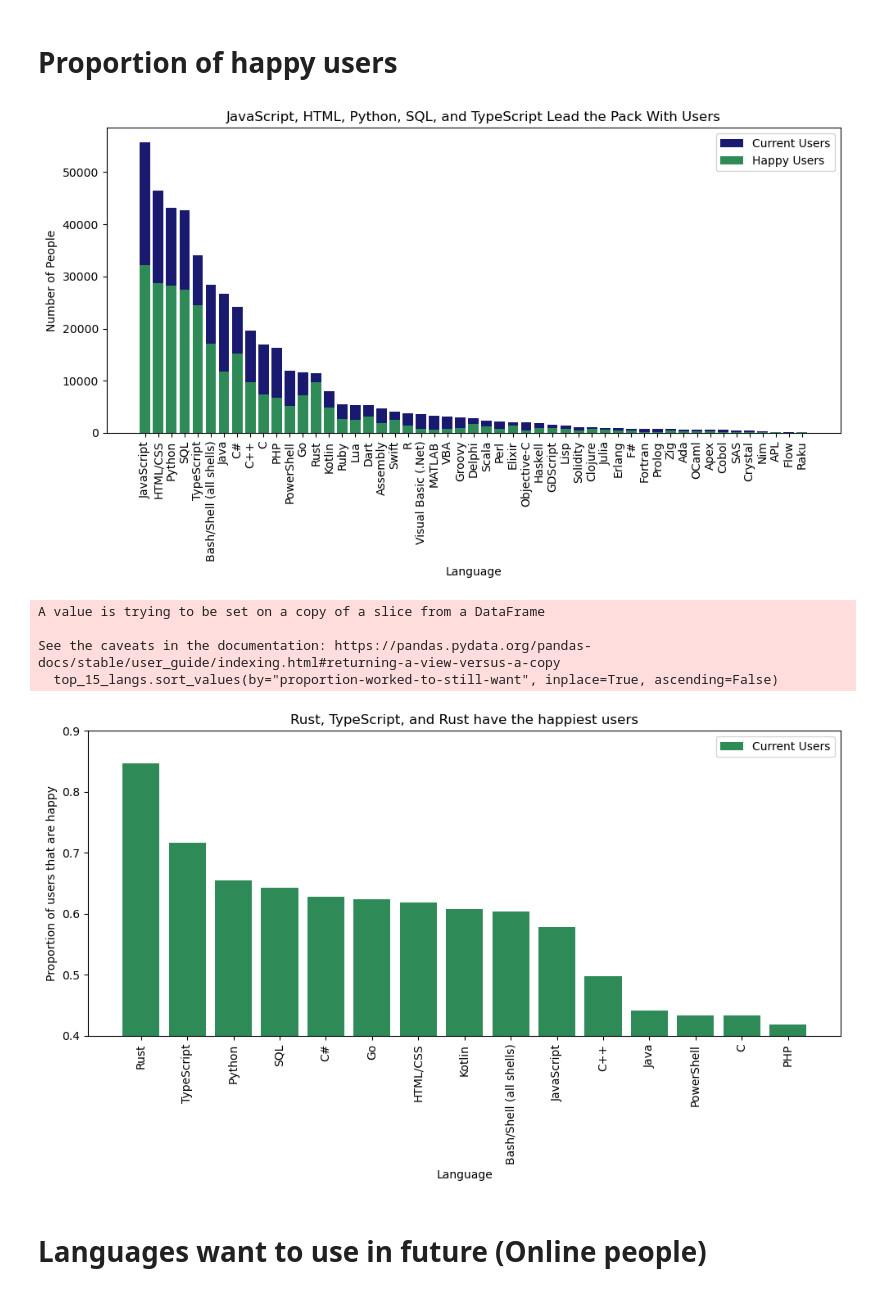
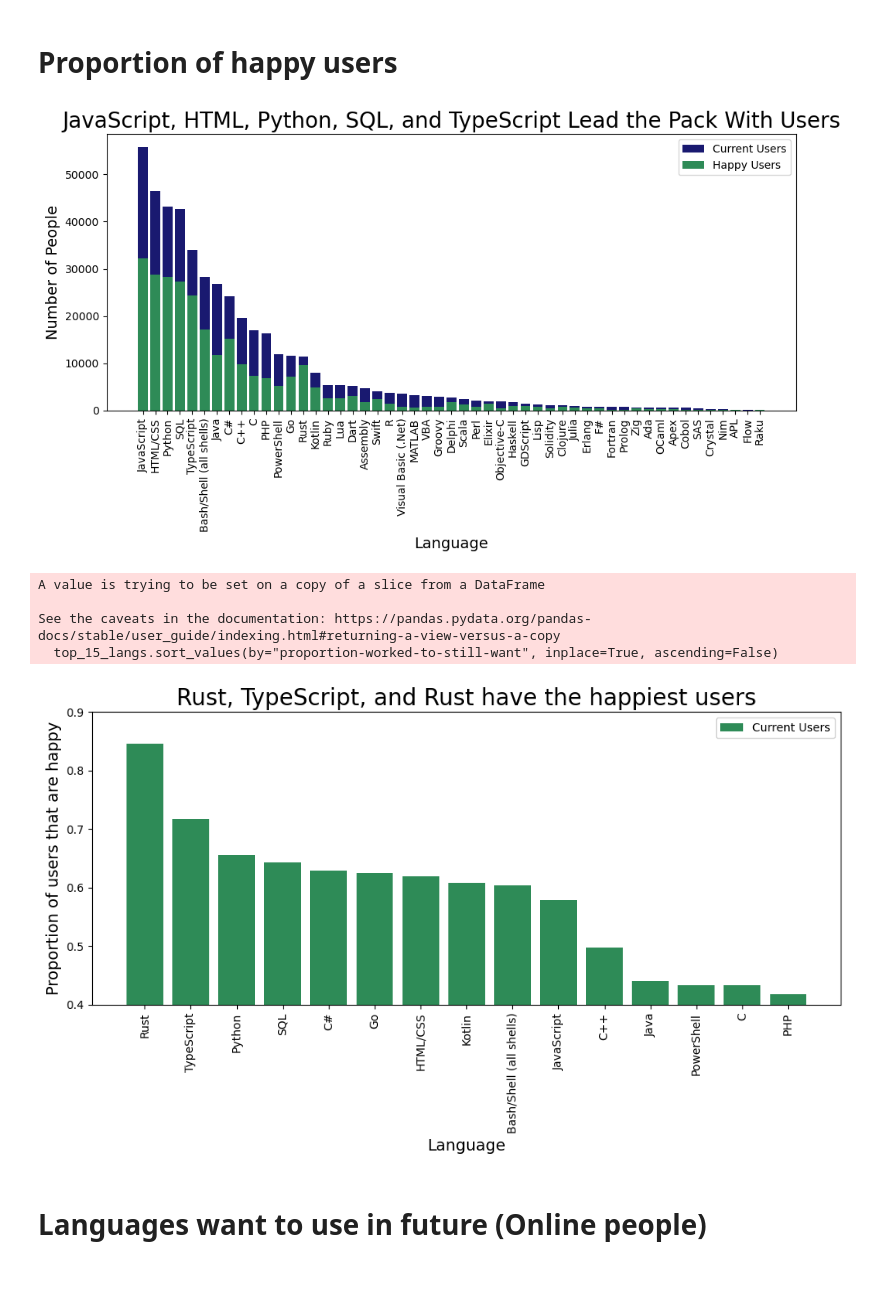
Before and after one commit to SarthakHa/stackoverflow-data-2023, a Jupyter notebook: analysis.ipynb, the cells around one changed output. Drawn from its saved outputs; the diff is of its cells as text; code cells hidden in the pictures.

Commit message:
made titles big and kept graphs looking alright

```diff
--- a/analysis.ipynb
+++ b/analysis.ipynb
@@ -415,36 +415,36 @@ plt.show()
 # %%
 #TODO: Overlayed bar graph (from above)
 
 lang_data = []
 for lang in unique_a_b(survey_results["LanguageWantToWorkWith"], survey_results["LanguageHaveWorkedWith"]):
     worked_with = lang_cols[lang_cols[f"LanguageHaveWorkedWith={lang}"] == 1]
     worked_with_len = len(worked_with)
     still_want = worked_with[worked_with[f"LanguageWantToWorkWith={lang}"] == 1]
     still_want_len = len(still_want)
     prop = still_want_len/worked_with_len
     lang_data.append([lang, worked_with_len, still_want_len, prop])
 
 lang_data_df = pd.DataFrame(lang_data, columns=["Language", "worked-with", "still-want", "proportion-worked-to-still-want"])
 lang_data_df = lang_data_df.sort_values(by="worked-with", ascending=False)
 
 plt.figure(figsize=(10, 6))
 
 # Plotting bars for current users in blue
 plt.bar(lang_data_df['Language'], lang_data_df['worked-with'], color='midnightblue', label='Current Users')
 
 # Plotting bars for those who want to use the language in orange
 plt.bar(lang_data_df['Language'], lang_data_df['still-want'], color='seagreen', label='Happy Users')
 
-plt.xlabel('Language')
-plt.ylabel('Number of People')
-plt.title('JavaScript, HTML, Python, SQL, and TypeScript Lead the Pack With Users')
+plt.xlabel('Language',fontsize=14)
+plt.ylabel('Number of People',fontsize=14)
+plt.title('JavaScript, HTML, Python, SQL, and TypeScript Lead the Pack With Users',fontsize=20)
 plt.xticks(rotation=90)  # Rotating x-axis labels for better readability if there are many languages
 plt.legend()  # Show legend
 
 plt.tight_layout()
 plt.show()
 # %% [output]
-[figure, old version]
+[figure, new version]
 # %%
 #TODO: Proportion bar graph (in order of proportion of happy users above a certain quantum of minimum users)
 top_15_langs = lang_data_df[:15]
@@ -457,9 +457,9 @@ plt.figure(figsize=(10, 6))
 plt.bar(top_15_langs['Language'], top_15_langs['proportion-worked-to-still-want'], color='seagreen', label='Current Users')
 
 plt.ylim(0.4,0.9)
-plt.xlabel('Language')
-plt.ylabel('Proportion of users that are happy')
-plt.title('Rust, TypeScript, and Rust have the happiest users')
+plt.xlabel('Language',fontsize=14)
+plt.ylabel('Proportion of users that are happy',fontsize=14)
+plt.title('Rust, TypeScript, and Rust have the happiest users', fontsize=20)
 plt.xticks(rotation=90)  # Rotating x-axis labels for better readability if there are many languages
 plt.legend()  # Show legend
 
@@ -470,7 +470,7 @@ A value is trying to be set on a copy of a slice from a DataFrame
 
 See the caveats in the documentation: https://pandas.pydata.org/pandas-docs/stable/user_guide/indexing.html#returning-a-view-versus-a-copy
   top_15_langs.sort_values(by="proportion-worked-to-still-want", inplace=True, ascending=False)
-[figure, old version]
+[figure, new version]
 # %% [markdown]
 # Languages want to use in future (Online people)
 # %%
```
